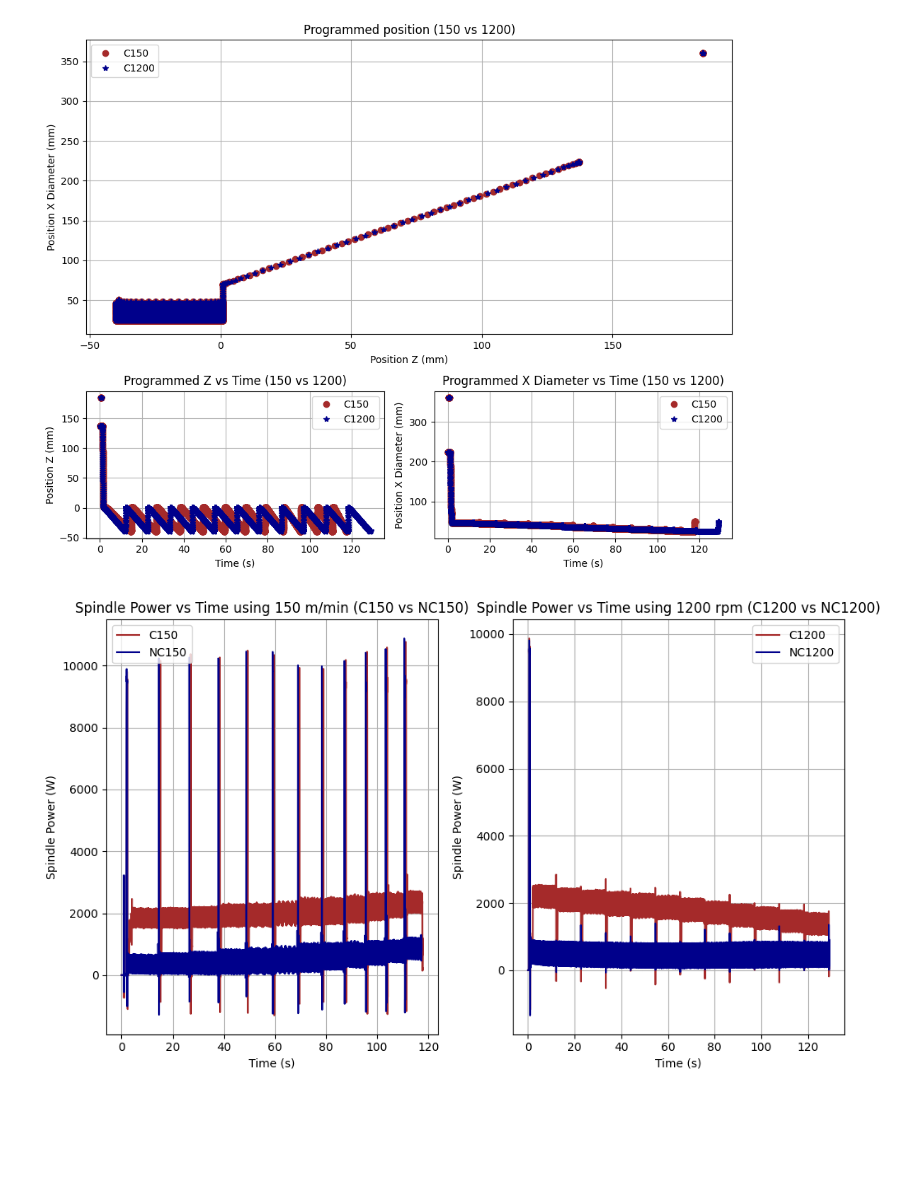
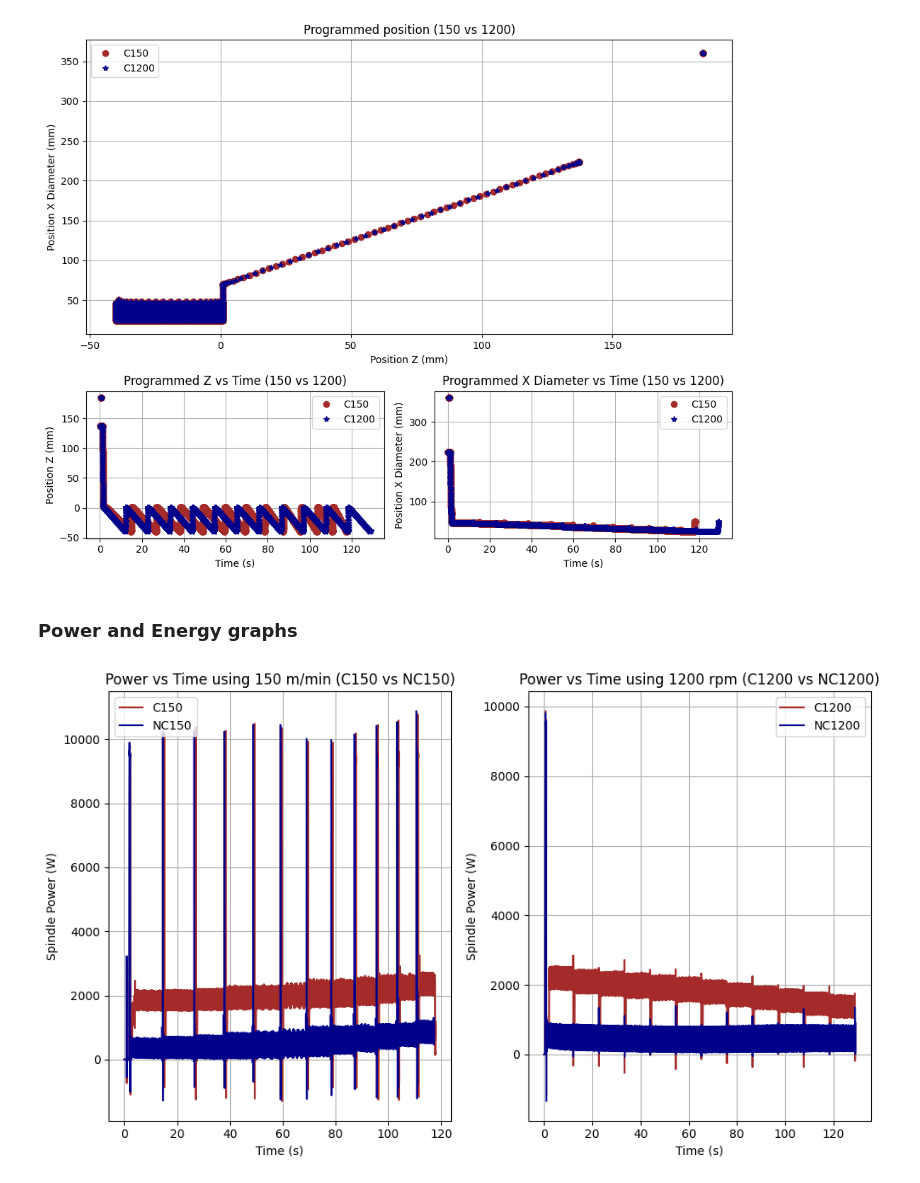
Before and after one commit to PaoloRos/MASSMa, a Jupyter notebook: turning_datas/chapter_2025-main/turn_data.ipynb, the cells around one changed output. Drawn from its saved outputs; the diff is of its cells as text; code cells hidden in the pictures; blank space fills up the shorter version.

```diff
--- a/turning_datas/chapter_2025-main/turn_data.ipynb
+++ b/turning_datas/chapter_2025-main/turn_data.ipynb
@@ -120,32 +122,34 @@ plt.tight_layout()
 plt.show()
 # %% [output]
 [figure]
+# %% [markdown]
+### Power and Energy graphs
 # %%
 # Overall figure
 fig = plt.figure(figsize=(10,6))
 gs = gridspec.GridSpec(1, 2)
 
 # Power vs Time using constant cutting velocity
 ax1 = fig.add_subplot(gs[0,0])
 ax1.plot(dfC150['time'], dfC150['power'], label='C150', color='brown')
 ax1.plot(dfNC150['time'], dfNC150['power'], label='NC150', color='darkblue')
 ax1.set_xlabel('Time (s)')
 ax1.set_ylabel('Spindle Power (W)')
-ax1.set_title('Spindle Power vs Time using 150 m/min (C150 vs NC150)')
+ax1.set_title('Power vs Time using 150 m/min (C150 vs NC150)')
 
 # Power vs Time using constant spindle speed
 ax2 = fig.add_subplot(gs[0,1])
 ax2.plot(dfC1200['time'], dfC1200['power'], label='C1200', color='brown')
 ax2.plot(dfNC1200['time'], dfNC1200['power'], label='NC1200', color='darkblue')
 ax2.set_xlabel('Time (s)')
 ax2.set_ylabel('Spindle Power (W)')
-ax2.set_title('Spindle Power vs Time using 1200 rpm (C1200 vs NC1200)')
+ax2.set_title('Power vs Time using 1200 rpm (C1200 vs NC1200)')
 
 for ax in [ax1, ax2, ax3]:
     ax.grid(True)
     ax.legend()
 
 plt.tight_layout()
 plt.show()
 # %% [output]
-[figure, old version]
+[figure, new version]
```
Also changed, not shown: parts of 4 cells of this notebook, 2 other files.
